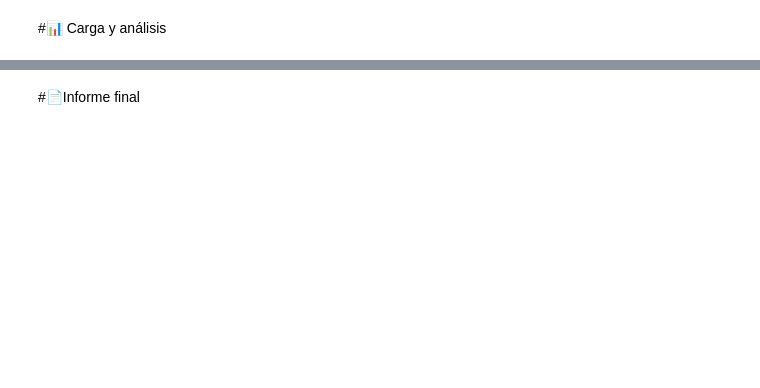
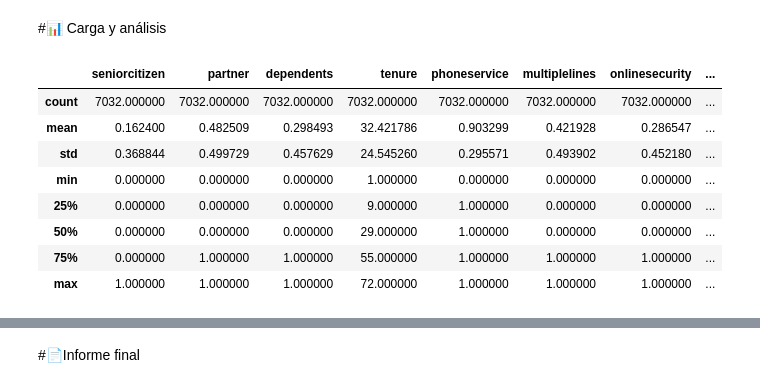
Before and after one commit to Darianna-dev/TELECOM-X-2, a Jupyter notebook: TelecomX_LATAM_2.ipynb, the cells around one changed output, grey strips where cells are left out. Drawn from its saved outputs; the diff is of its cells as text; code cells hidden in the pictures; blank space fills up the shorter version.

```diff
--- a/TelecomX_LATAM_2.ipynb
+++ b/TelecomX_LATAM_2.ipynb
@@ -315,6 +308,5 @@ Unique values in 'paymentmethod':
  'Bank Transfer (Automatic)']
 ---------------------------------
 # %%
-datos['ternure_days'] = datos['tenure'] * 30
-# datos['ternure_days']
+# datos['ternure_days'] = datos['tenure'] * 30
 # %%
@@ -351,2 +392,14 @@ None
 # %% [markdown]
 #📊 Carga y análisis
+# %%
+datos.describe()
+# %% [output]
+|  | seniorcitizen | partner | dependents | tenure | phoneservice | multiplelines | onlinesecurity | ... |
+| count | 7032.000000 | 7032.000000 | 7032.000000 | 7032.000000 | 7032.000000 | 7032.000000 | 7032.000000 | ... |
+| mean | 0.162400 | 0.482509 | 0.298493 | 32.421786 | 0.903299 | 0.421928 | 0.286547 | ... |
+| std | 0.368844 | 0.499729 | 0.457629 | 24.545260 | 0.295571 | 0.493902 | 0.452180 | ... |
+| min | 0.000000 | 0.000000 | 0.000000 | 1.000000 | 0.000000 | 0.000000 | 0.000000 | ... |
+| 25% | 0.000000 | 0.000000 | 0.000000 | 9.000000 | 1.000000 | 0.000000 | 0.000000 | ... |
+| 50% | 0.000000 | 0.000000 | 0.000000 | 29.000000 | 1.000000 | 0.000000 | 0.000000 | ... |
+| 75% | 0.000000 | 1.000000 | 1.000000 | 55.000000 | 1.000000 | 1.000000 | 1.000000 | ... |
+| max | 1.000000 | 1.000000 | 1.000000 | 72.000000 | 1.000000 | 1.000000 | 1.000000 | ... |
```
Also changed, not shown: parts of 65 cells of this notebook.
